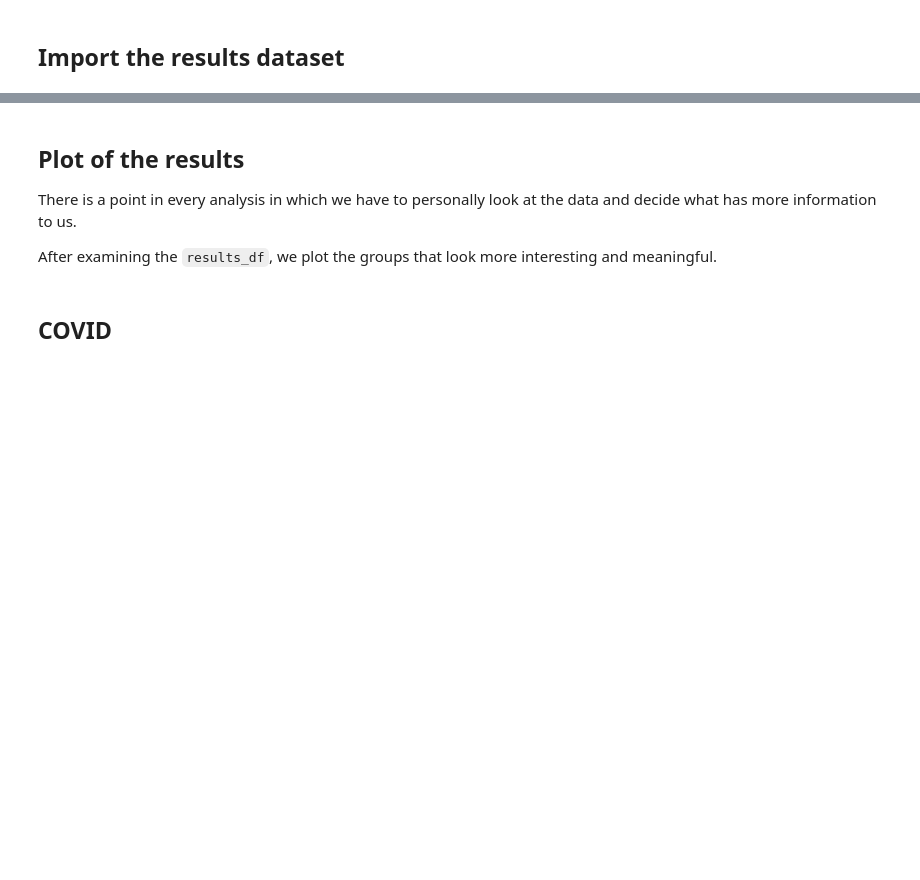
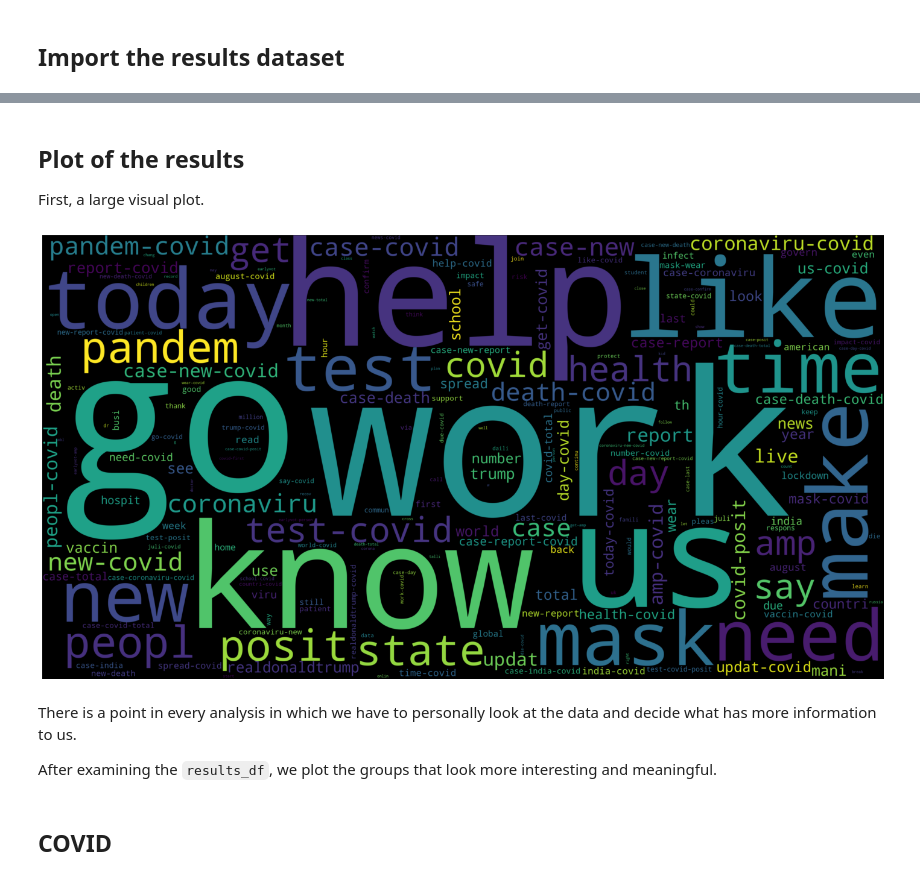
Before and after one commit to DanielePassabi/Uni_DataMining2021_FrequentTopicsThroughTimeProject, a Jupyter notebook: Daniele Passabì 221229/src/02_3_algorithm_plot_of_results.ipynb, the cells around one changed output, grey strips where cells are left out. Cells and saved outputs as stored; diff of their text form; code cells hidden in the pictures; blank space fills up the shorter version.

Commit message:
Minor fixes
- Added requirements.txt and removed useless packages from instructions
- Instruction for .py made more clear
- Added WorldCloud to plot

```diff
--- a/Daniele Passabì 221229/src/02_3_algorithm_plot_of_results.ipynb
+++ b/Daniele Passabì 221229/src/02_3_algorithm_plot_of_results.ipynb
@@ -45,7 +48,23 @@ df
 213 rows × 4 columns
+# %% [markdown]
+## Plot of the results
+First, a large visual plot.
+# %%
+df_to_plot = df[["itemsets", "tot_dates"]]
+
+df_to_plot['itemsets'] = df_to_plot['itemsets'].astype(str)
+df_to_plot['itemsets'] = df_to_plot['itemsets'].map(lambda x: x.replace("frozenset({", "").replace("})", "").replace("'", "").replace(", ", "-"))
+
+data = dict(zip(df_to_plot['itemsets'].tolist(), df_to_plot['tot_dates'].tolist()))
+wc = WordCloud(width=4096, height=2160, max_words=213).generate_from_frequencies(data)
+
+plt.figure(figsize=(25, 25))
+plt.imshow(wc, interpolation='bilinear')
+plt.axis('off')
+plt.show()
+# %% [output]
+[figure, added]
 # %% [markdown]
-## Plot of the results
-
 There is a point in every analysis in which we have to personally look at the data and decide what has more information to us.
 
 After examining the `results_df`, we plot the groups that look more interesting and meaningful.
```
Also changed, not shown: parts of 2 cells of this notebook, 5 other files.
